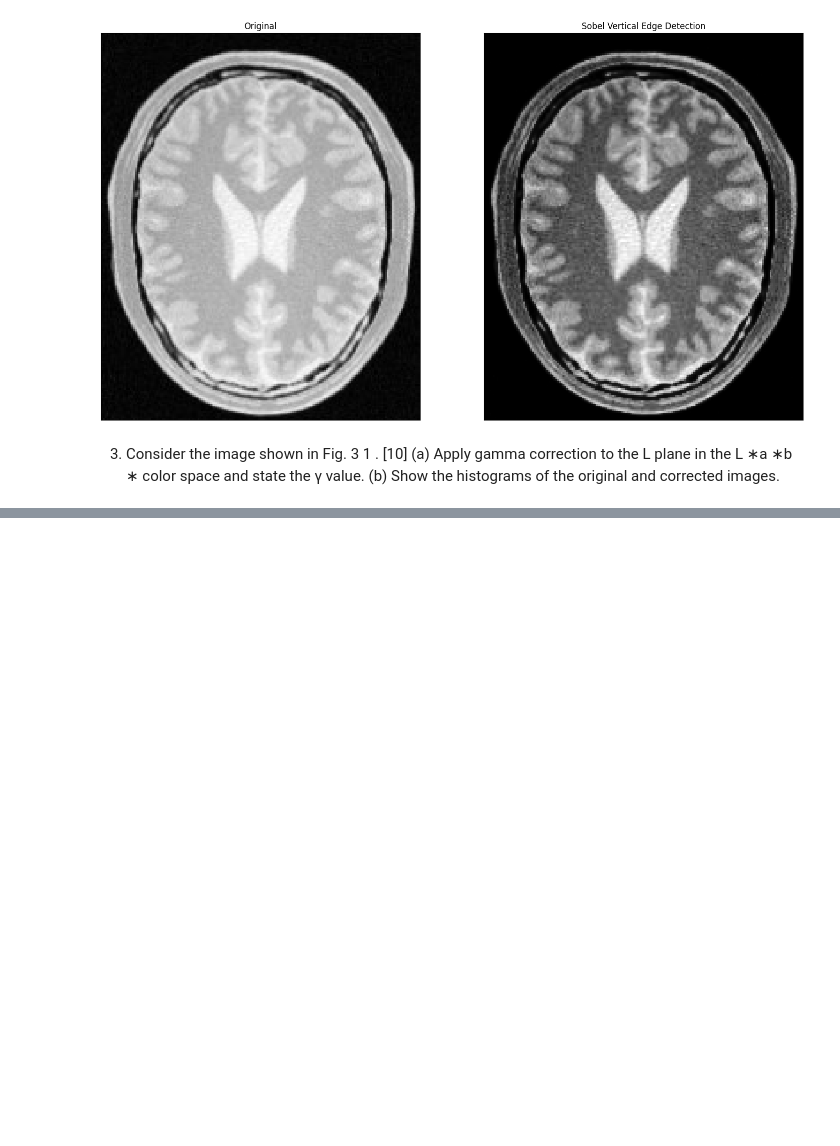
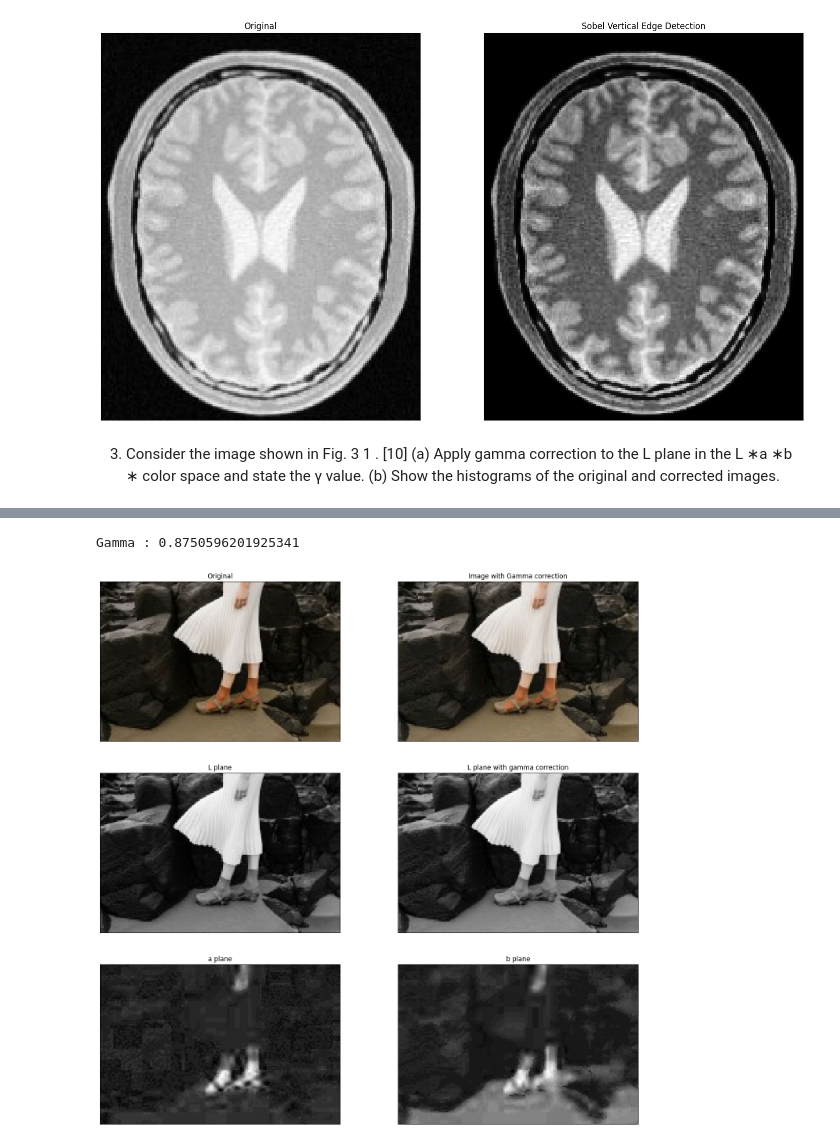
Before and after one commit to PRABUDDHIKAMWR/EN3160-Image_Processing_and_Machine_Vision, a Jupyter notebook: ass1.ipynb, the cells around one changed output, grey strips where cells are left out. Saved outputs shown, nothing was run; the diff lists cells and outputs as text; code cells hidden in the pictures; blank space fills up the shorter version.

```diff
--- a/ass1.ipynb
+++ b/ass1.ipynb
@@ -151,0 +144,78 @@ assert im1 is not None
+# %%
+%matplotlib inline
+import cv2 as cv
+import numpy as np
+import matplotlib.pyplot as plt
+import math
+
+img_orig = cv.imread("F:/Sem5/1-Image Processing & Machine Vision(EN3160)/test/q3.jpg",cv.IMREAD_COLOR)
+assert img_orig is not None
+img_orig1 = cv.cvtColor(img_orig, cv.COLOR_BGR2RGB)
+img_orig = cv.cvtColor(img_orig, cv.COLOR_BGR2Lab)
+img_L_orig, img_a, img_b = cv.split(img_orig)
+
+mean = np.mean(img_L_orig)
+gamma = math.log(mean)/math.log(128)
+print('Gamma :',gamma)
+
+table = np.array([(i/255.0)**(gamma)*255.0 for i in np.arange(0,256)]).astype('uint8')
+img_L_gamma = cv.LUT(img_L_orig, table)
+
+img_gamma = cv.merge([img_L_gamma, img_a, img_b])
+img_cvt_gamma = cv.cvtColor(img_gamma, cv.COLOR_Lab2RGB)
+
+fig, axes = plt.subplots(3, 2, figsize=(18, 18))
+axes[0,0].imshow(img_orig1, cmap='gray')
+axes[0,0].set_title('Original')
+axes[0,0].set_xticks([]), axes[0,0].set_yticks([])
+
+axes[0,1].imshow(img_cvt_gamma, cmap='gray')
+axes[0,1].set_title('Image with Gamma correction')
+axes[0,1].set_xticks([]), axes[0,1].set_yticks([])
+
+axes[1,0].imshow(img_L_orig, cmap='gray')
+axes[1,0].set_title('L plane')
+axes[1,0].set_xticks([]), axes[1,0].set_yticks([])
+
+axes[1,1].imshow(img_L_gamma, cmap='gray')
+axes[1,1].set_title('L plane with gamma correction')
+axes[1,1].set_xticks([]), axes[1,1].set_yticks([])
+
+axes[2,0].imshow(img_a, cmap='gray')
+axes[2,0].set_title('a plane')
+axes[2,0].set_xticks([]), axes[2,0].set_yticks([])
+
+axes[2,1].imshow(img_b, cmap='gray')
+axes[2,1].set_title('b plane')
+axes[2,1].set_xticks([]), axes[2,1].set_yticks([])
+
+fig1, ax1 =  plt.subplots(1,2,figsize=(10, 20), sharey=all, sharex = all)
+
+color = ('b', 'g', 'r')
+for i, c in enumerate(color):
+    hist_orig = cv.calcHist([img_orig1], [i], None, [256], [0, 256])
+    ax1[0].plot(hist_orig, color=c)
+    hist_gamma = cv.calcHist([img_cvt_gamma], [i], None, [256], [0, 256])
+    ax1[1].plot(hist_gamma, color=c)
+
+# Plot the gamma correction lookup table
+ax1[0].set_xlim(0, 255)
+ax1[0].set_aspect('equal')
+ax1[1].set_xlim(0, 255)
+ax1[1].set_ylim(0,950)
+ax1[0].set_ylim(0,950)
+ax1[1].set_aspect('equal')
+ax1[1].grid(True)
+ax1[0].grid(True)
+
+ax1[0].legend(loc = 'best')
+ax1[1].legend(loc = 'best')
+ax1[0].set_title('Histogram(before gamma correction)')
+ax1[1].set_title('Histogram(after gamma correction)\n'+r'$\gamma$='+str(round(gamma,4)))
+
+
+plt.savefig('hist.png')
+# Display the plots
+plt.show()
+cv.destroyAllWindows()
+# %% [output]
@@ -151,0 +224,2 @@ assert im1 is not None
+Gamma : 0.8750596201925341
+[figure, added]
```
Also changed, not shown: parts of 9 cells of this notebook.
